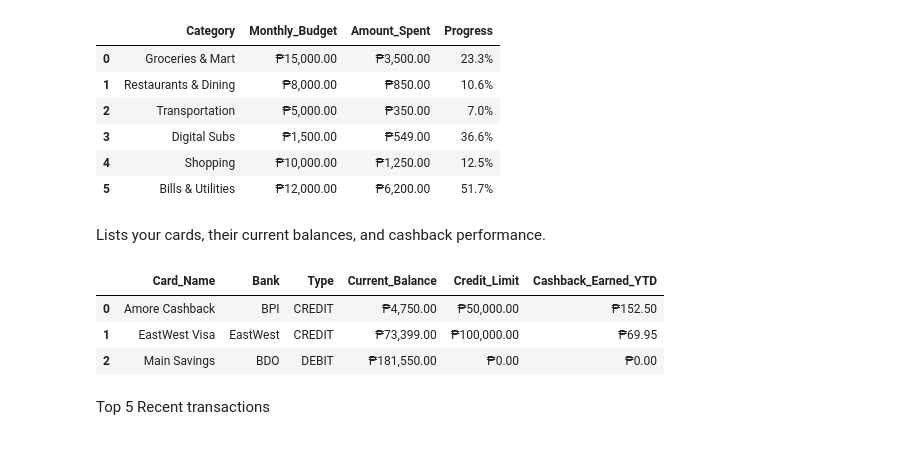
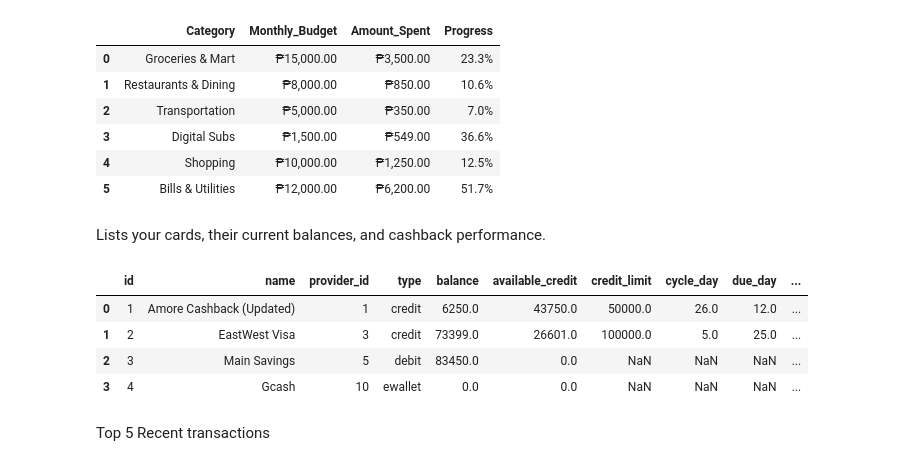
Before and after one commit to OneRenix/waiswallet2026, a Jupyter notebook: app/data/initialize/test.ipynb, the cells around one changed output. Cells and saved outputs as stored; diff of their text form; code cells hidden in the pictures.

```diff
--- a/app/data/initialize/test.ipynb
+++ b/app/data/initialize/test.ipynb
@@ -83,22 +83,18 @@ display(df)
 Lists your cards, their current balances, and cashback performance.
 # %%
 query = """
-SELECT name as Card_Name,
-    provider as Bank,
-    UPPER(type) as Type,
-    PRINTF('₱%,.2f', balance) as Current_Balance,
-    PRINTF('₱%,.2f', credit_limit) as Credit_Limit,
-    PRINTF('₱%,.2f', cashback_ytd) as Cashback_Earned_YTD
+SELECT *
 FROM wallets;
 """
 
 df = pd.read_sql_query(query, conn)
 display(df)
 # %% [output]
-|  | Card_Name | Bank | Type | Current_Balance | Credit_Limit | Cashback_Earned_YTD |
-| 0 | Amore Cashback | BPI | CREDIT | ₱4,750.00 | ₱50,000.00 | ₱152.50 |
-| 1 | EastWest Visa | EastWest | CREDIT | ₱73,399.00 | ₱100,000.00 | ₱69.95 |
-| 2 | Main Savings | BDO | DEBIT | ₱181,550.00 | ₱0.00 | ₱0.00 |
+|  | id | name | provider_id | type | balance | available_credit | credit_limit | cycle_day | due_day | ... |
+| 0 | 1 | Amore Cashback (Updated) | 1 | credit | 6250.0 | 43750.0 | 50000.0 | 26.0 | 12.0 | ... |
+| 1 | 2 | EastWest Visa | 3 | credit | 73399.0 | 26601.0 | 100000.0 | 5.0 | 25.0 | ... |
+| 2 | 3 | Main Savings | 5 | debit | 83450.0 | 0.0 | NaN | NaN | NaN | ... |
+| 3 | 4 | Gcash | 10 | ewallet | 0.0 | 0.0 | NaN | NaN | NaN | ... |
 # %% [markdown]
 Top 5 Recent transactions
 # %%
```
Also changed, not shown: parts of 3 cells of this notebook, 41 other files.
